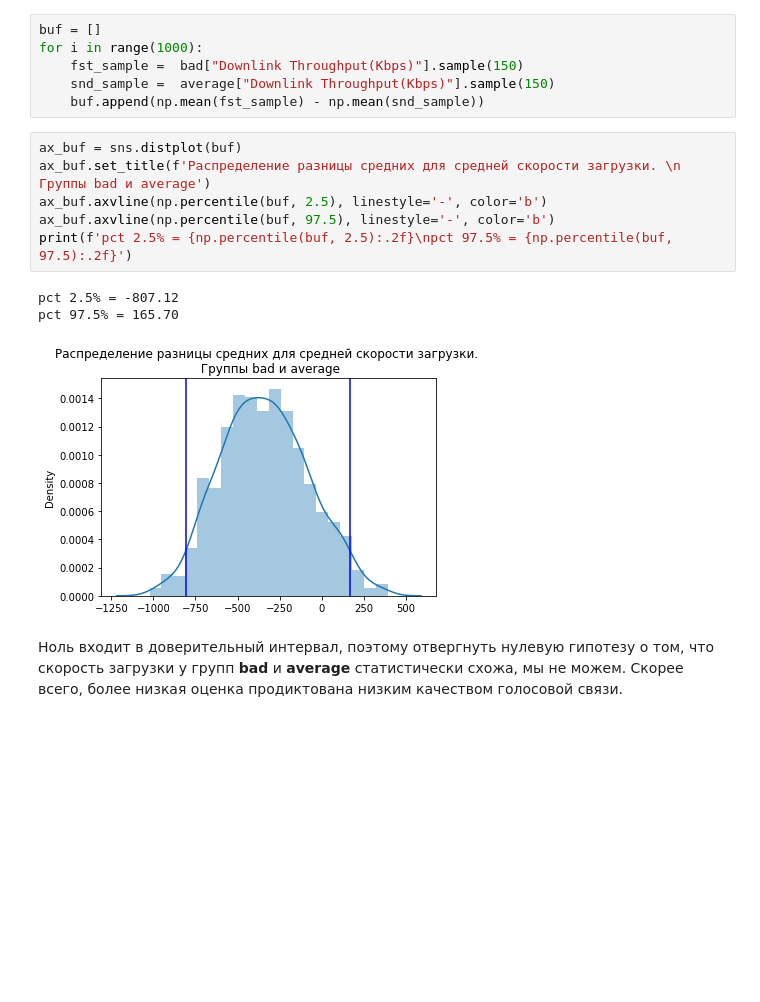
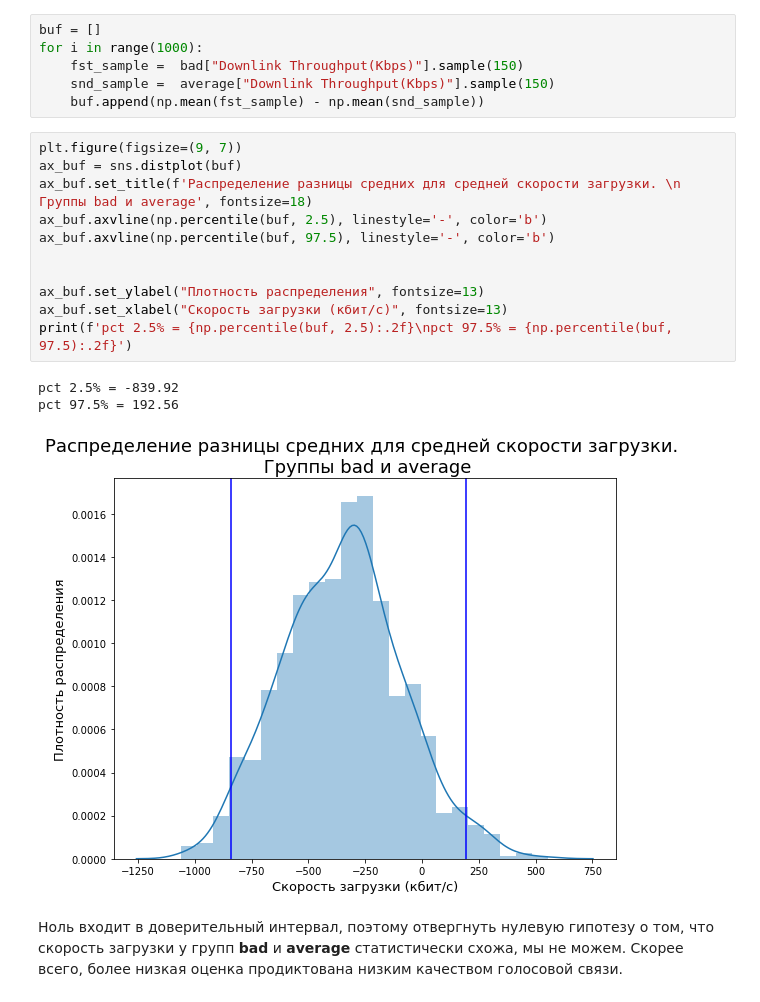
Before and after one commit to HungryPiranha/Skillbox_Data_Science, a Jupyter notebook: Analitic_Graduation_Work.ipynb, the cells around one changed output. Cells and saved outputs as stored; diff of their text form; blank space fills up the shorter version.

```diff
--- a/Analitic_Graduation_Work.ipynb
+++ b/Analitic_Graduation_Work.ipynb
@@ -554,15 +566,20 @@ for i in range(1000):
     snd_sample =  average["Downlink Throughput(Kbps)"].sample(150)
     buf.append(np.mean(fst_sample) - np.mean(snd_sample))
 # %%
+plt.figure(figsize=(9, 7))
 ax_buf = sns.distplot(buf)
-ax_buf.set_title(f'Распределение разницы средних для средней скорости загрузки. \n Группы bad и average')
+ax_buf.set_title(f'Распределение разницы средних для средней скорости загрузки. \n Группы bad и average', fontsize=18)
 ax_buf.axvline(np.percentile(buf, 2.5), linestyle='-', color='b')
 ax_buf.axvline(np.percentile(buf, 97.5), linestyle='-', color='b')
+
+
+ax_buf.set_ylabel("Плотность распределения", fontsize=13)
+ax_buf.set_xlabel("Скорость загрузки (кбит/с)", fontsize=13)
 print(f'pct 2.5% = {np.percentile(buf, 2.5):.2f}\npct 97.5% = {np.percentile(buf, 97.5):.2f}')
 # %% [output]
-pct 2.5% = -807.12
-pct 97.5% = 165.70
+pct 2.5% = -839.92
+pct 97.5% = 192.56
-[figure, old version]
+[figure, new version]
 # %% [markdown]
 Ноль входит в доверительный интервал, поэтому отвергнуть нулевую гипотезу о том, что скорость загрузки у групп **bad** и **average** статистически схожа, мы не можем. Скорее всего, более низкая оценка продиктована низким качеством голосовой связи.
 # %% [markdown]
```
Also changed, not shown: parts of 12 cells of this notebook.
